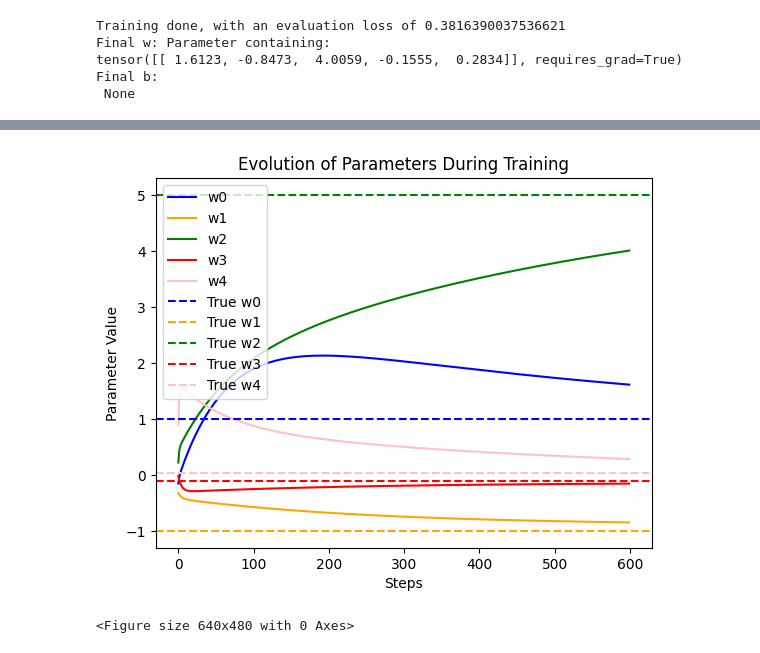
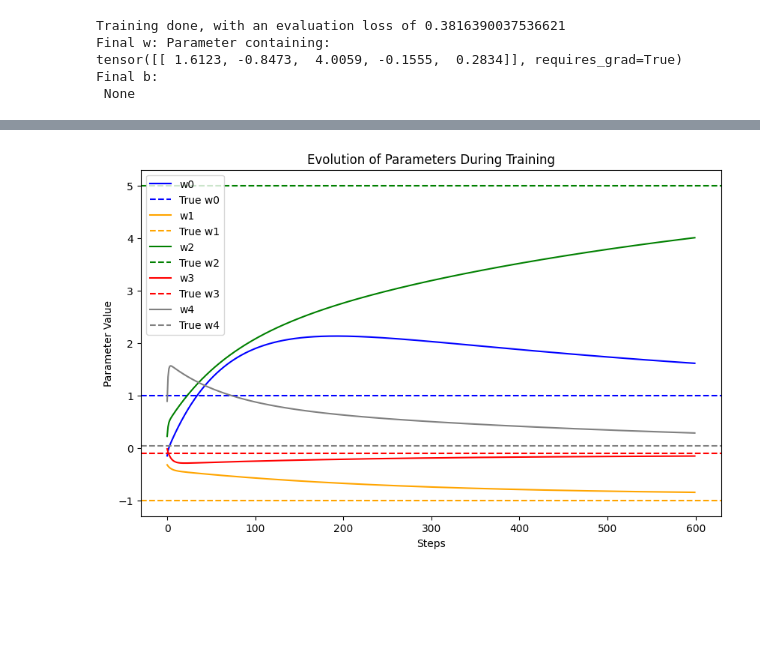
Before and after one commit to dami013/DeepLearning, a Jupyter notebook: assignment1/assignment.ipynb, the cells around one changed output, grey strips where cells are left out. Saved outputs shown, nothing was run; the diff lists cells and outputs as text; code cells hidden in the pictures; blank space fills up the shorter version.

```diff
--- a/assignment1/assignment.ipynb
+++ b/assignment1/assignment.ipynb
@@ -231,30 +229,31 @@ plt.savefig("True vs estimated")
-# %%
-'''
-Code for Q9
-'''
-weight_array = np.array(pesi)
-
-# Plotta i pesi
-plt.plot(np.arange(n_steps), weight_array[:, 0], label=f'w0', color='blue')
-plt.plot(np.arange(n_steps), weight_array[:, 1], label=f'w1', color='orange')
-plt.plot(np.arange(n_steps), weight_array[:, 2], label=f'w2', color='green')
-plt.plot(np.arange(n_steps), weight_array[:, 3], label=f'w3', color='red')
-plt.plot(np.arange(n_steps), weight_array[:, 4], label=f'w4', color='pink')
-
-
-# Aggiungi linee orizzontali per i valori veri
-plt.axhline(y=coeffs[0], linestyle='--', label=f'True w0', color='blue')
-plt.axhline(y=coeffs[1], linestyle='--', label=f'True w1', color='orange')
-plt.axhline(y=coeffs[2], linestyle='--', label=f'True w2', color='green')
-plt.axhline(y=coeffs[3], linestyle='--', label=f'True w3', color='red')
-plt.axhline(y=coeffs[4], linestyle='--', label=f'True w4', color='pink')
-
-plt.xlabel('Steps')
-plt.ylabel('Parameter Value')
-plt.title('Evolution of Parameters During Training')
-plt.legend()
-plt.show()
-plt.savefig("parameters")
-# %% [output]
-[figure, removed]
-<Figure size 640x480 with 0 Axes>
+# %%
+# Define colors and labels
+colors = ['blue', 'orange', 'green', 'red', 'gray']
+labels = [f'w{i}' for i in range(5)]
+
+# Convert weight list to numpy array
+weight_array = np.array(pesi)
+
+# Function to plot weights and true values
+def plot_weights(weights, true_values, n_steps, colors, labels):
+    # Loop over weights, true values, colors, and labels to plot
+    for i, (weight, true_value, color, label) in enumerate(zip(weights.T, true_values, colors, labels)):
+        # Plot the weights for each parameter
+        plt.plot(np.arange(n_steps), weight, label=f'{label}', color=color)
+        # Plot the true value as a horizontal dashed line
+        plt.axhline(y=true_value, linestyle='--', label=f'True {label}', color=color)
+
+# Plot the weights
+plt.figure(figsize=(10, 6))  # Set figure size
+plot_weights(weight_array, coeffs, n_steps, colors, labels)  # Call the plot function
+
+# Add labels, title, and legend
+plt.xlabel('Steps')  # Label for x-axis
+plt.ylabel('Parameter Value')  # Label for y-axis
+plt.title('Evolution of Parameters During Training')  # Title of the plot
+plt.legend()  # Show legend
+
+# Display the plot
+plt.show()
+# %% [output]
+[figure, added]
```
Also changed, not shown: parts of 1 cell of this notebook, 2 other files.
